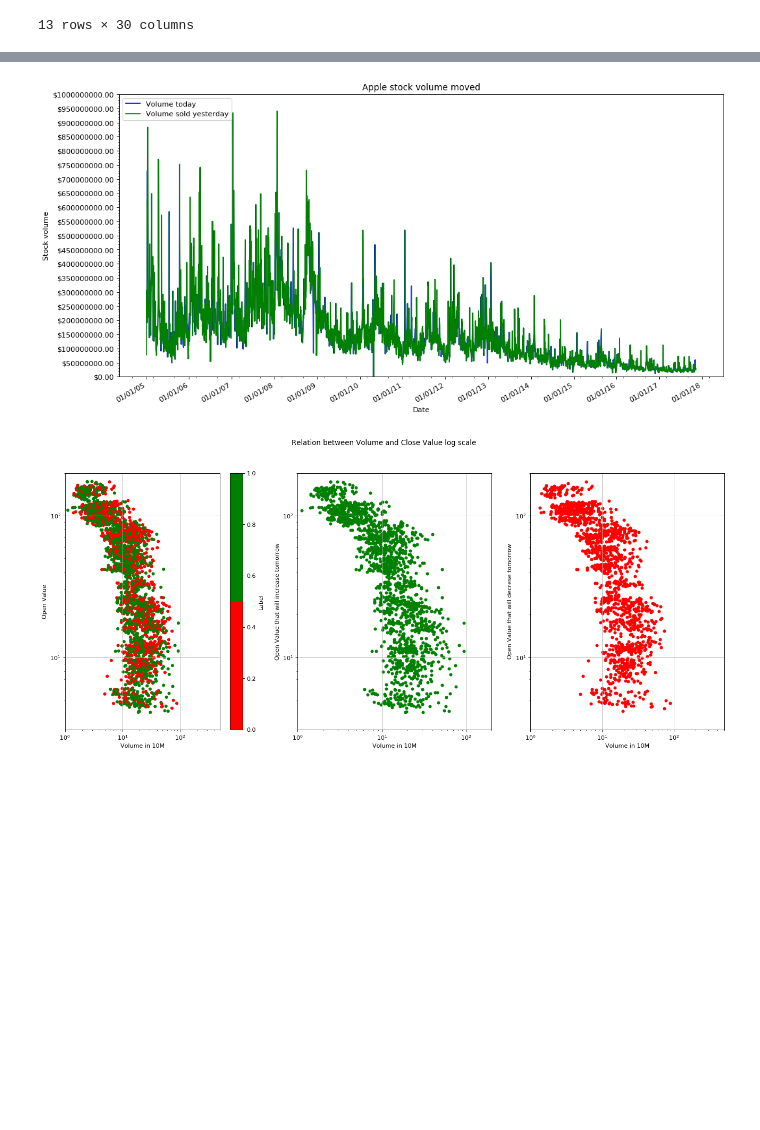
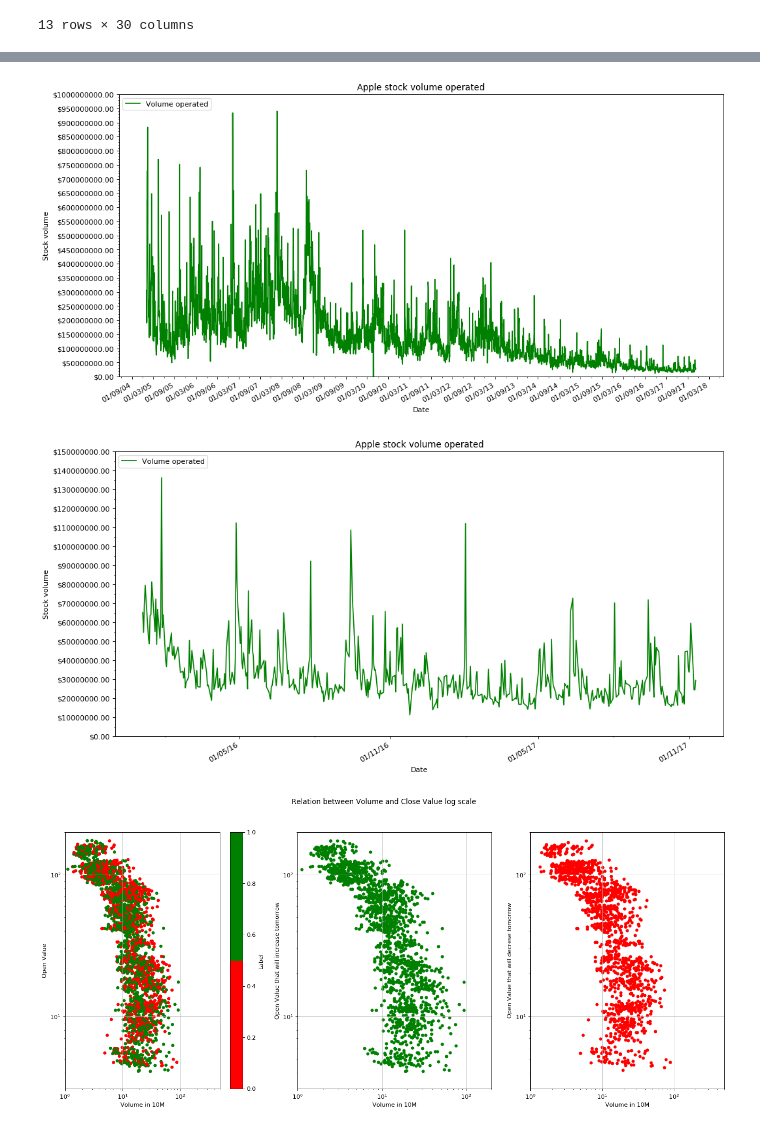
Before and after one commit to MildoCentaur/stockforecasting, a Jupyter notebook: notebooks/Explore dataset .ipynb, the cells around one changed output, grey strips where cells are left out. Cells and saved outputs as stored; diff of their text form; code cells hidden in the pictures; blank space fills up the shorter version.

```diff
--- a/notebooks/Explore dataset .ipynb
+++ b/notebooks/Explore dataset .ipynb
@@ -279,8 +279,11 @@ def plot_differences(df, y1,y2,title, image_name='difference.png'):
     ax.xaxis.set_minor_locator(mdates.MonthLocator(interval=3))
 
     df.plot(kind='line',x=x['series'][0],y=y1['series'][0], color=y1['colors'][0],ax=ax, title=title)
-    df.plot(kind='line',x=x['series'][0],y=y1['series'][1], color=y1['colors'][1], ax=ax)
-    ax.legend([y1["legends"][0], y1["legends"][1]], loc='upper left')
+    if len(y1['series'])>1:
+        df.plot(kind='line',x=x['series'][0],y=y1['series'][1], color=y1['colors'][1], ax=ax)
+        ax.legend([y1["legends"][0], y1["legends"][1]], loc='upper left')
+    else:
+        ax.legend([y1["legends"][0]], loc='upper left')
 
     if y2!='' :
         ax2 = ax.twinx()
@@ -298,8 +301,8 @@ def plot_differences(df, y1,y2,title, image_name='difference.png'):
         ax2.tick_params(axis='y', labelcolor = y2['ticker']['color'])
         ax2.set_ylabel(y2["ticker"]['text'], color = y2['ticker']['color'])  # we already handled the x-label with ax1
         df.plot(kind='line',x=x['series'][0],y=y2['series'][0], color=y2['colors'][0], ax=ax2)
-        ax2.hlines(2, df.Date.min(), df.Date.max(), colors='brown', linestyles='dotted')
-        ax2.hlines(-2, df.Date.min(), df.Date.max(), colors='brown', linestyles='dotted')
+        ax2.hlines(2, df.Date.min(), df.Date.max(), colors='purple', linestyles='solid')
+        ax2.hlines(-2, df.Date.min(), df.Date.max(), colors='purple', linestyles='solid')
         ax2.legend([y2["legends"][0]])
 
     visualization_path = os.path.join(os.path.pardir, 'reports', 'figures', 'exploration', image_name)
@@ -314,8 +317,7 @@ generate_candle_plot_with_split(dataset, '2016-11-09', '2005-01-01')
 # %% [output]
 [interactive output not drawn]
 # %%
-
-df_comparison = dataset[dataset.Date >= '2016-01-01']
+df_comparison_2005 = dataset[dataset.Date >= '2005-01-01']
 
 y1 = {'series' : ['Open','Tomorrow_Open'],
        'ticker' : {'text':'Stock value',
@@ -324,7 +326,7 @@ y1 = {'series' : ['Open','Tomorrow_Open'],
                        'minor':5
                    },
                    'limit':{
-                      'min':80,
+                      'min':0,
                       'max':200,
                       },
                    'formatter':''
@@ -337,8 +339,8 @@ y2 = {'series' : ['Diff_Tomorrow_Open'],
        'ticker' : {'text':'Difference',
                   'color': 'red',
                   'limit':{
-                      'min':-8,
-                      'max':8,
+                      'min':-20,
+                      'max':20,
                   },
                    'formatter':'%'
                   },
@@ -347,5 +349,14 @@ y2 = {'series' : ['Diff_Tomorrow_Open'],
      }
 x = {'series' : ['Date']}
 
-plot_differences(df_comparison,y1, y2,'Apple stock value Open','differenceOpenTodayTomorrow_2016')
+plot_differences(df_comparison_2005,y1, y2,'Apple stock value Open','differenceOpenTodayTomorrow_2005')
+
+
+df_comparison_2016 = dataset[dataset.Date >= '2016-01-01']
+
+y1['ticker']['limit']['min'] = 80
+y2['ticker']['limit']['min']= -8
+y2['ticker']['limit']['max']= 8
+
+plot_differences(df_comparison_2016,y1, y2,'Apple stock value Open','differenceOpenTodayTomorrow_2016')
 # %% [output]
@@ -386,24 +405,31 @@ plot_differences(df_comparison,y1, y2,'Apple stock value Close','differenceClose
 # %%
-y1 = {'series' : ['Volume','Yesterday_Volume'],
+y1 = {'series' : ['Volume'],
        'ticker' : {'text':'Stock volume',
                    'locator':{
                        'major':5.0E+7,
                        'minor':1.0E+7
                    },
                   'limit':{
                       'min':-100,
                       'max':10E+8,
                       },
                    'formatter':'$'
                   },
-       'colors': ['blue', 'green'],
-       'legends' : ["Volume today", "Volume sold yesterday"]
+       'colors': [ 'green'],
+       'legends' : ["Volume operated"]
      }
 
 x = {'series' : ['Date']}
-plot_differences(df_comparison,y1,'','Apple stock volume moved','differenceVolumeTodayTomorrow_2005')
+plot_differences(df_comparison_2005,y1,'','Apple stock volume operated','differenceVolumeTodayTomorrow_2005')
+
+y1['ticker']['locator']['major'] = 1.0E+7
+y1['ticker']['locator']['minor'] = 5E+6
+y1['ticker']['limit']['min'] = 0
+y1['ticker']['limit']['max'] = 15E+7
+plot_differences(df_comparison_2016,y1,'','Apple stock volume operated','differenceVolumeTodayTomorrow_2016')
 # %% [output]
-[figure, old version]
+[figure, new version]
+[figure, added]
 # %%
 from matplotlib.pyplot import figure
 import matplotlib
```
Also changed, not shown: parts of 2 cells of this notebook, 9 other files.
